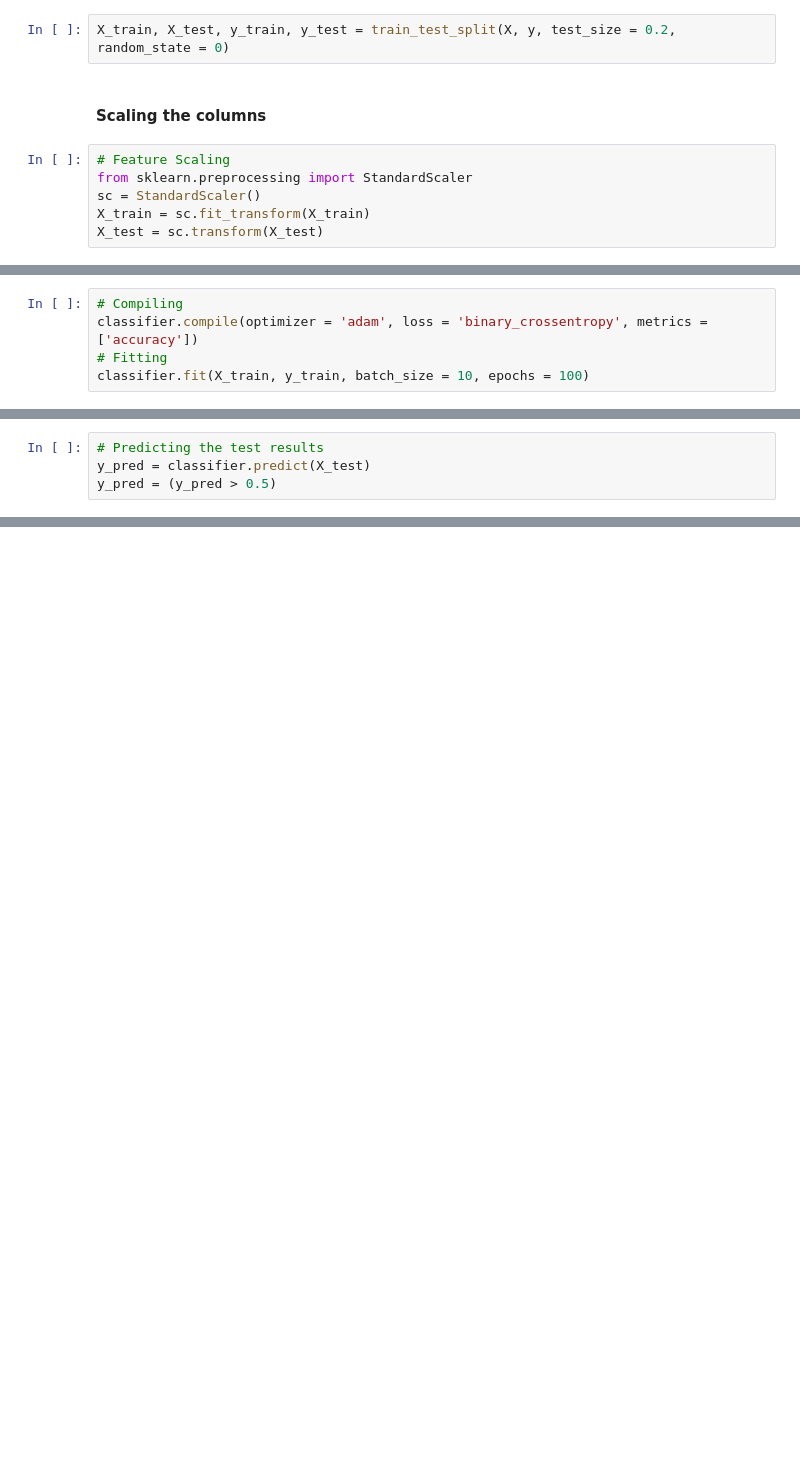
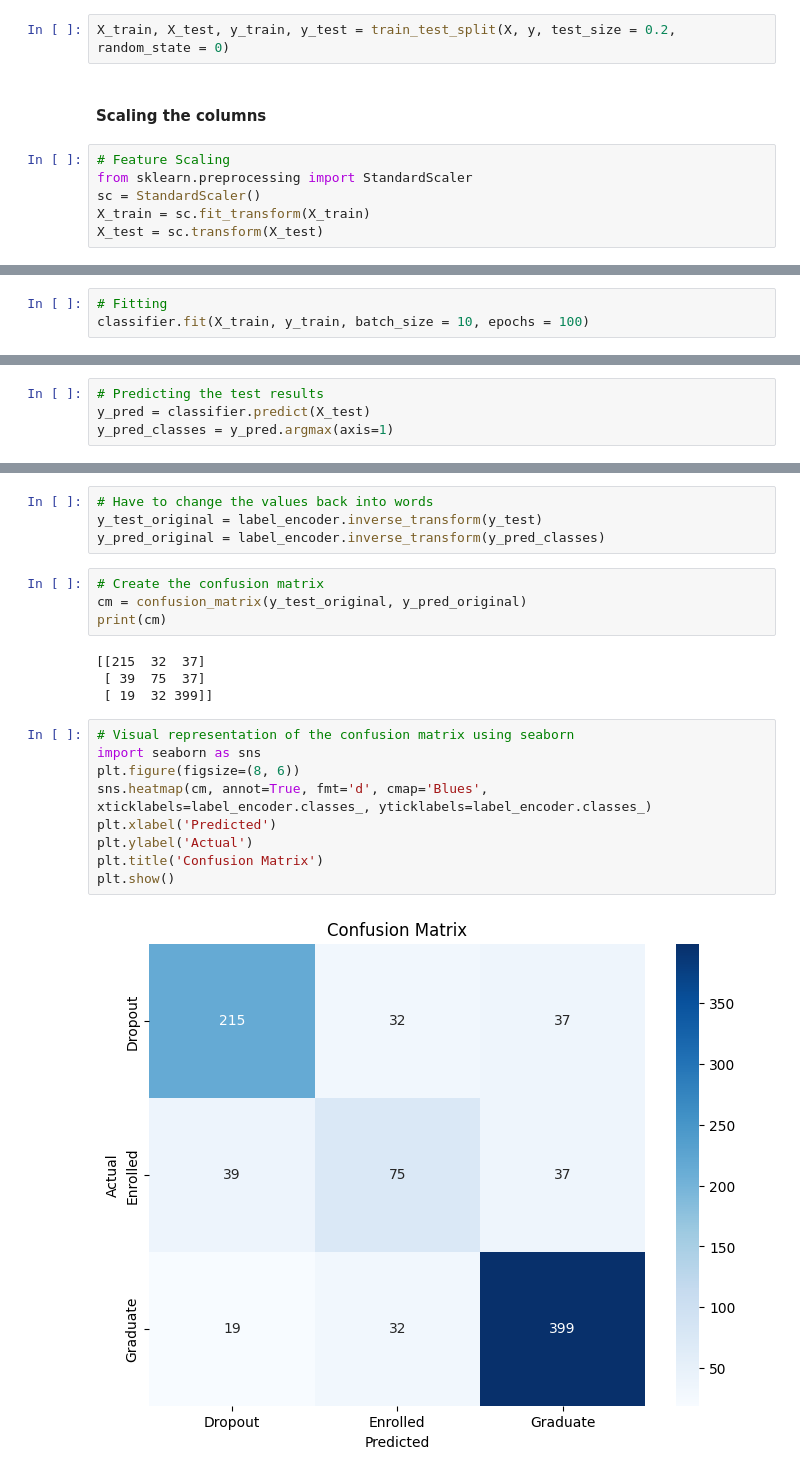
Before and after one commit to maxbshaw17/Date_Science_Final, a Jupyter notebook: Machine_Learning.ipynb, the cells around one changed output, grey strips where cells are left out. Saved outputs shown, nothing was run; the diff lists cells and outputs as text; blank space fills up the shorter version.

```diff
--- a/Machine_Learning.ipynb
+++ b/Machine_Learning.ipynb
@@ -125,5 +171,3 @@ classifier.add(Dense(activation="softmax", units=1, kernel_initializer="uniform"
 # %%
-# Compiling
-classifier.compile(optimizer = 'adam', loss = 'binary_crossentropy', metrics = ['accuracy'])
 # Fitting
 classifier.fit(X_train, y_train, batch_size = 10, epochs = 100)
@@ -132,4 +193,4 @@ classifier.fit(X_train, y_train, batch_size = 10, epochs = 100)
 # %%
 # Predicting the test results
 y_pred = classifier.predict(X_test)
-y_pred = (y_pred > 0.5)
+y_pred_classes = y_pred.argmax(axis=1)
@@ -135,0 +199,23 @@ y_pred = (y_pred > 0.5)
+# %%
+# Have to change the values back into words
+y_test_original = label_encoder.inverse_transform(y_test)
+y_pred_original = label_encoder.inverse_transform(y_pred_classes)
+# %%
+# Create the confusion matrix
+cm = confusion_matrix(y_test_original, y_pred_original)
+print(cm)
+# %% [output]
+[[215  32  37]
+ [ 39  75  37]
+ [ 19  32 399]]
+# %%
+# Visual representation of the confusion matrix using seaborn
+import seaborn as sns
+plt.figure(figsize=(8, 6))
+sns.heatmap(cm, annot=True, fmt='d', cmap='Blues', xticklabels=label_encoder.classes_, yticklabels=label_encoder.classes_)
+plt.xlabel('Predicted')
+plt.ylabel('Actual')
+plt.title('Confusion Matrix')
+plt.show()
+# %% [output]
+[figure, added]
```
Also changed, not shown: parts of 38 cells of this notebook.
